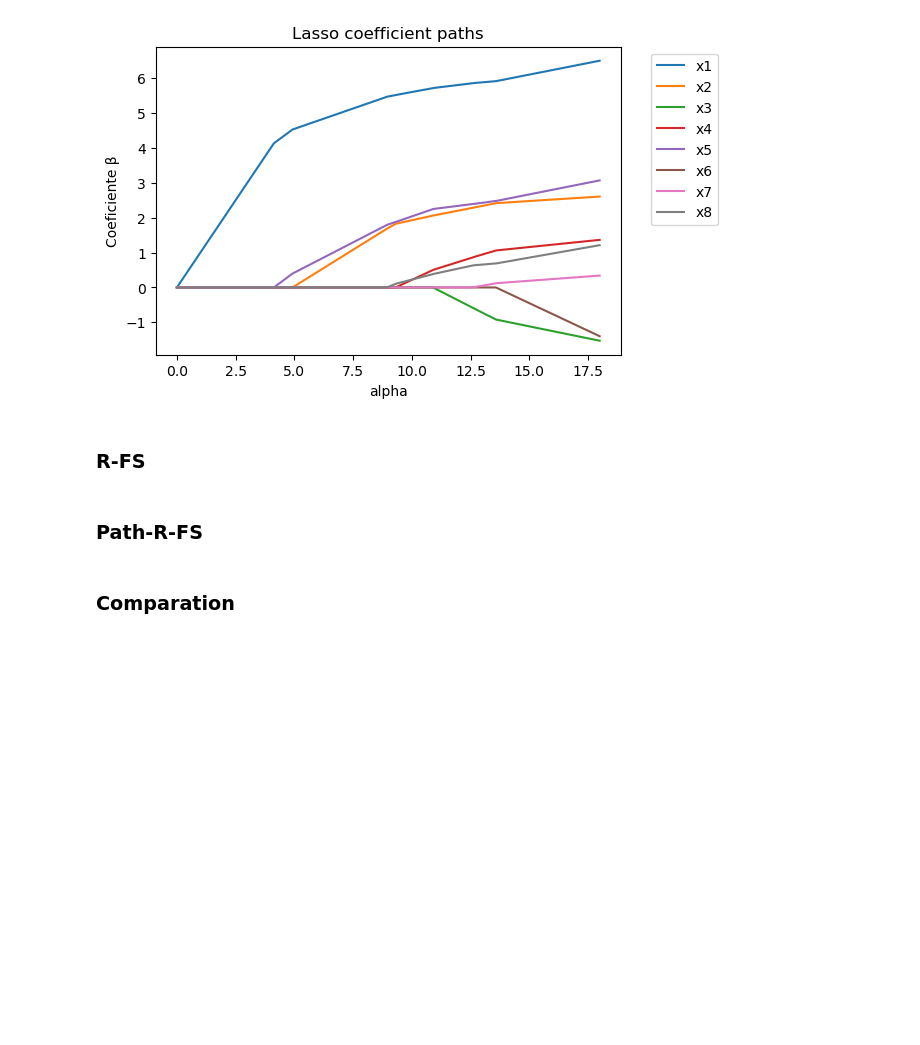
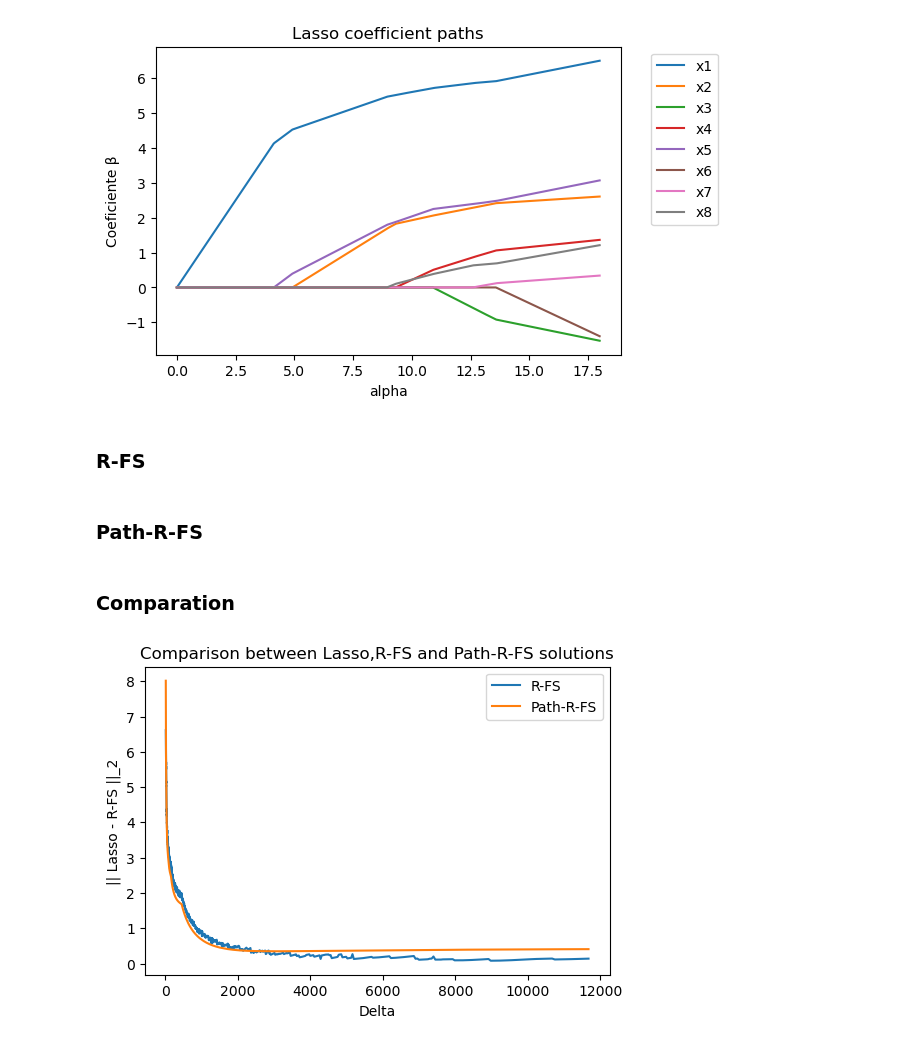
Before and after one commit to JuanNicolasMendozaRoncancio/Convex-Clustering-Project, a Jupyter notebook: Code/ProveLassoVS R-FS VS Path-R-FS.ipynb, the cells around one changed output. Cells and saved outputs as stored; diff of their text form; code cells hidden in the pictures; blank space fills up the shorter version.

```diff
--- a/Code/ProveLassoVS R-FS VS Path-R-FS.ipynb
+++ b/Code/ProveLassoVS R-FS VS Path-R-FS.ipynb
@@ -177,14 +177,16 @@ for delta in deltas:
 # %% [markdown]
 ### Comparation
 # %%
-# comp1 = [np.linalg.norm(coefs[:, i] - solutions1[i], 2) for i in range(len(solutions1))]
+comp1 = [np.linalg.norm(coefs[:, i] - solutions1[i], 2) for i in range(len(solutions1))]
 comp = [np.linalg.norm(coefs[:, i] - solutions[i], 2) for i in range(len(solutions))]
 
 plt.figure(figsize=(6,4))
 plt.plot(deltas, comp)
-# plt.plot(deltas, comp1)
+plt.plot(deltas, comp1)
 plt.xlabel("Delta")
 plt.ylabel("|| Lasso - R-FS ||_2")
 plt.title("Comparison between Lasso,R-FS and Path-R-FS solutions")
 plt.legend(["R-FS", "Path-R-FS"], loc='upper right')
 plt.show()
+# %% [output]
+[figure, added]
```
